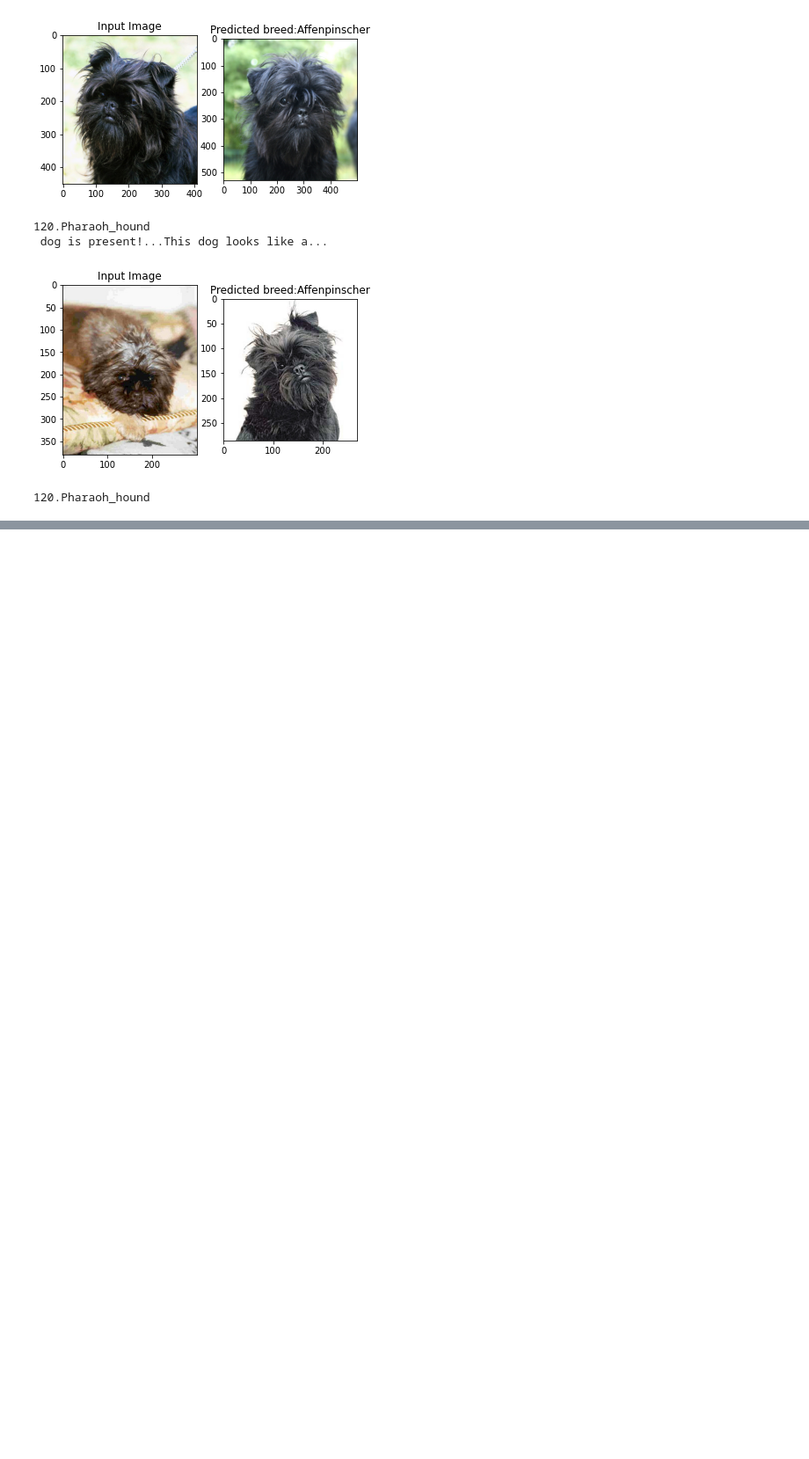
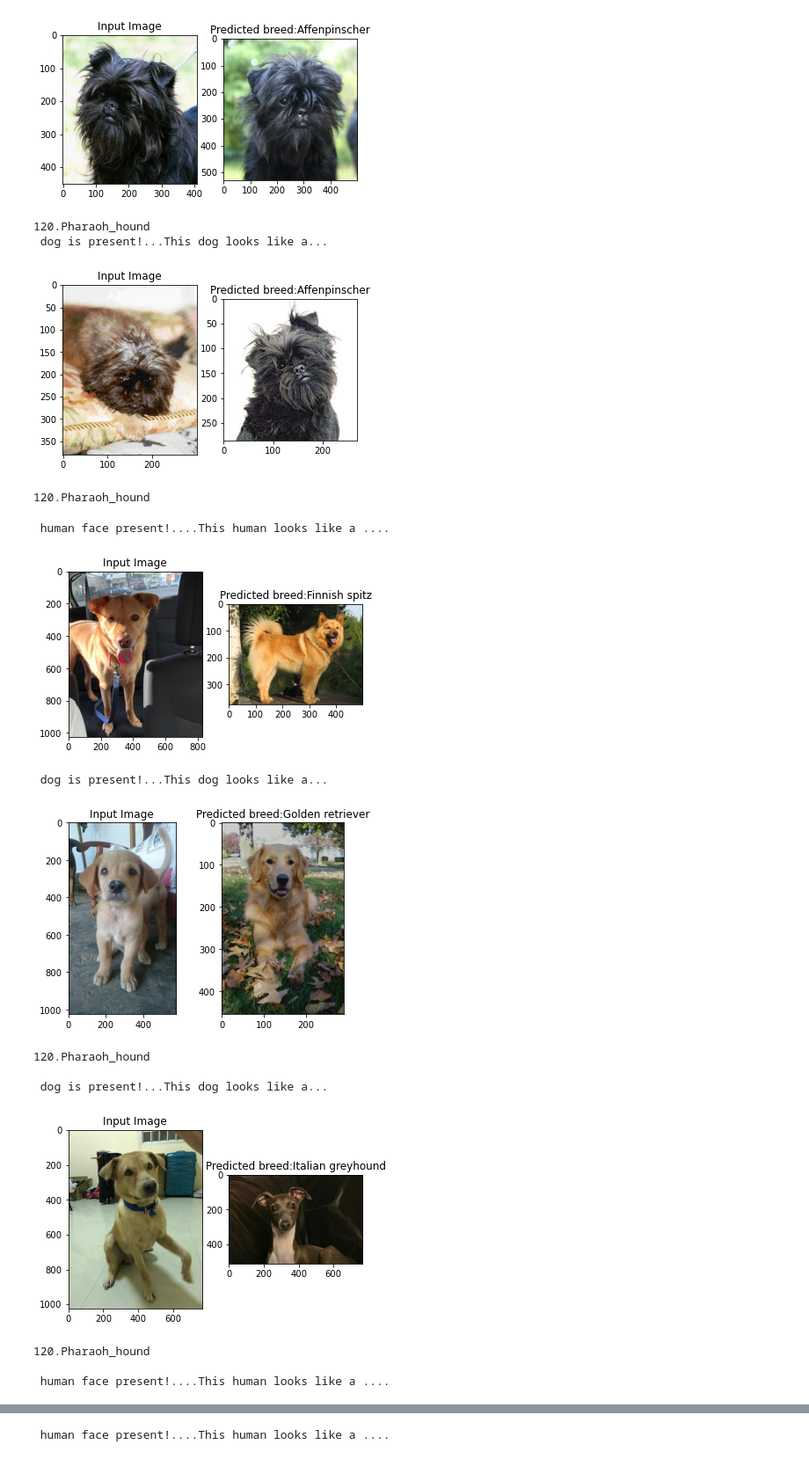
Before and after one commit to 19cheechung/project-dog-classification, a Jupyter notebook: dog_app.ipynb, the cells around one changed output, grey strips where cells are left out. Shown at 88% size. Saved outputs shown, nothing was run; the diff lists cells and outputs as text; code cells hidden in the pictures; blank space fills up the shorter version.

```diff
--- a/dog_app.ipynb
+++ b/dog_app.ipynb
@@ -1294,3 +1228,25 @@ cant find a human or a dog in the photo, please try again
  dog is present!...This dog looks like a...
 [figure]
 120.Pharaoh_hound
+# %%
+run_app("fahilindog.jpg")
+print()
+run_app("fahilindog2.jpg")
+print()
+run_app("fahilindog3.jpg")
+print()
+run_app("fahilin.jpg")
+print()
+run_app("fahilin2.jpg")
+# %% [output]
+ human face present!....This human looks like a ....
+[figure, added]
+ dog is present!...This dog looks like a...
+[figure, added]
+120.Pharaoh_hound
+
+ dog is present!...This dog looks like a...
+[figure, added]
+120.Pharaoh_hound
+
+ human face present!....This human looks like a ....
@@ -1296,0 +1254 @@ cant find a human or a dog in the photo, please try again
+ human face present!....This human looks like a ....
```
Also changed, not shown: parts of 10 cells of this notebook, 1 other file.
